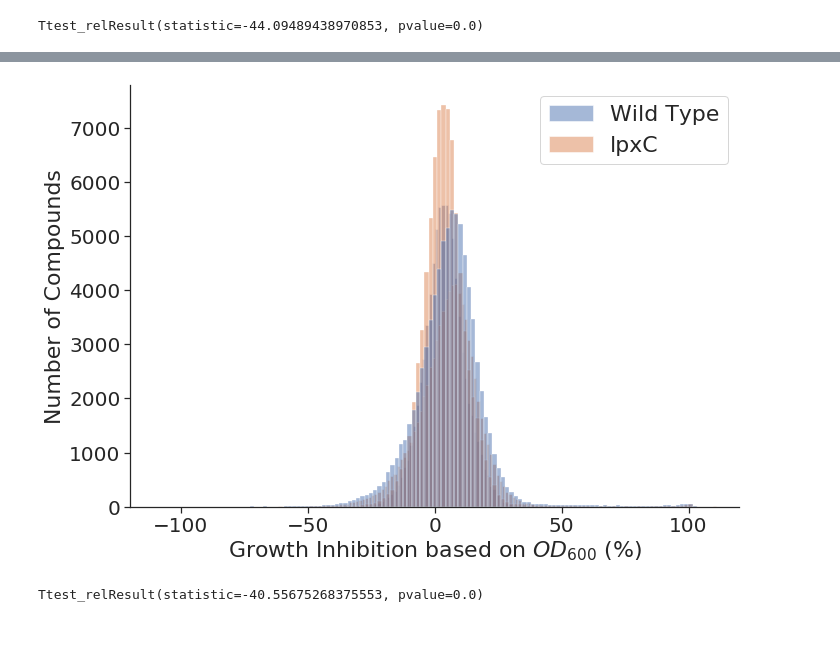
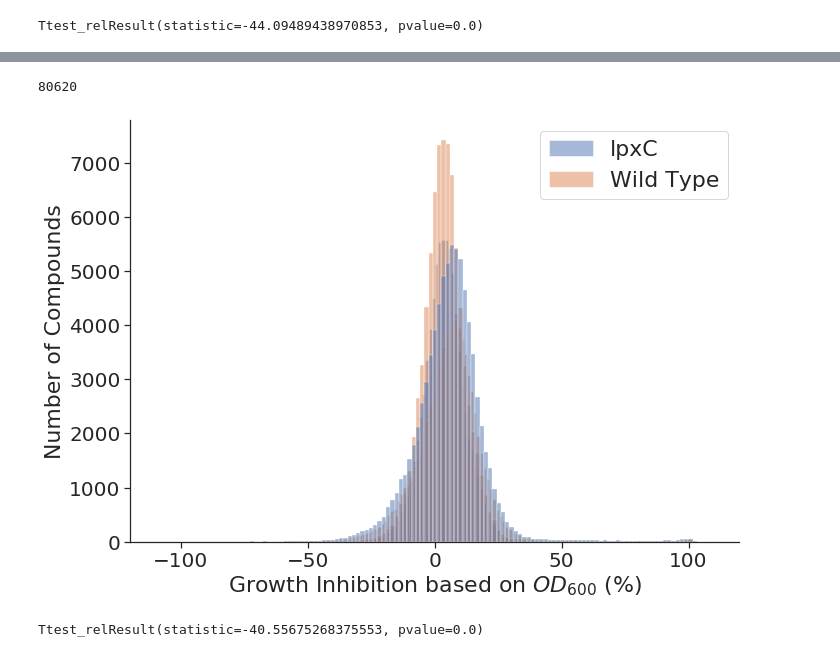
Before and after one commit to domgurvic/co_add_efflux, a Jupyter notebook: co_add/co_add_chaser.ipynb, the cells around one changed output, grey strips where cells are left out. Cells and saved outputs as stored; diff of their text form; code cells hidden in the pictures.

```diff
--- a/co_add/co_add_chaser.ipynb
+++ b/co_add/co_add_chaser.ipynb
@@ -217,32 +223,37 @@ Ttest_relResult(statistic=-44.09489438970853, pvalue=0.0)
+# %%
+len(e_coli_wild_perm)
+# %% [output]
+80620
 # %%
 e_coli_wild_perm.plot.hist(bins=200, alpha=0.5, figsize=[10,7])
 
 # e_coli_wild_efflux[['INHIB_AVE_wild', 'INHIB_AVE_efflux']].plot.hist(bins=200, alpha=0.5, figsize=[10,7])
 
 
 sns.set(rc={"figure.figsize":(10, 7)})
 
 sns.set_style("ticks")
 
 sns.histplot(e_coli_wild_perm[['INHIB_AVE_lpxC', 'INHIB_AVE_wild']], alpha=0.5, bins=150)
+
 sns.despine()
 
-plt.legend(['Wild Type', 'lpxC'],  fontsize=22)
+plt.legend(labels=['lpxC', 'Wild Type']  ,fontsize=22)
 
 plt.xlim([-120, 120])
 
 plt.xlabel('Growth Inhibition based on $OD_{600}$ (%)', fontsize=22);
 
 plt.ylabel('Number of Compounds',  fontsize=22);
 
 plt.yticks(fontsize=20)
 plt.xticks(fontsize=20)
 
 
 plt.tight_layout()
-# plt.savefig('figures/hist_wild_tolc.png', dpi=600)
+plt.savefig('figures/hist_wild_lpxc.png', dpi=600)
 # %% [output]
-[figure, old version]
+[figure, new version]
 # %%
 stats.ttest_rel(e_coli_wild_perm['INHIB_AVE_wild'], e_coli_wild_perm['INHIB_AVE_lpxC'])
 # %% [output]
```
Also changed, not shown: parts of 4 cells of this notebook, 1 other file.
